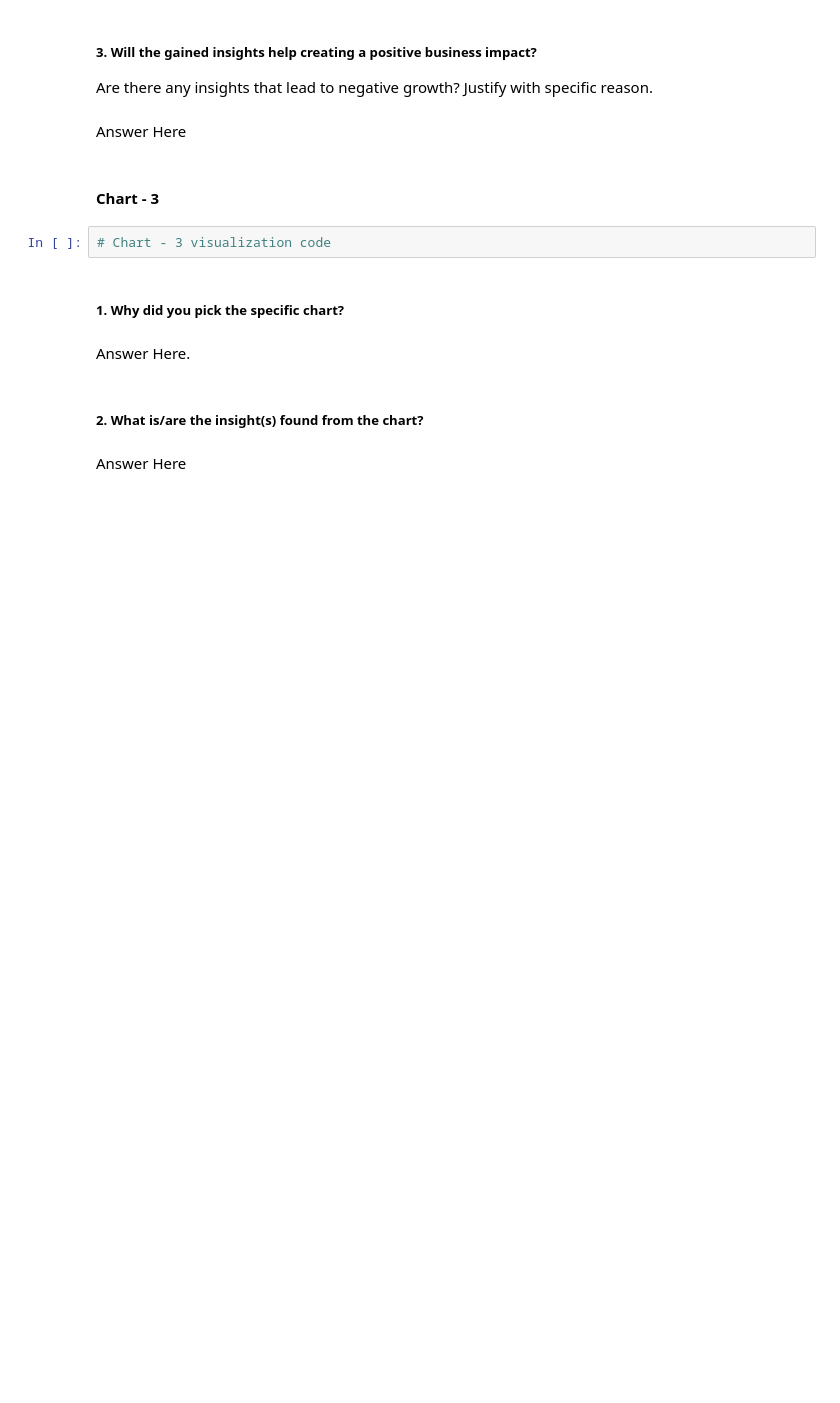
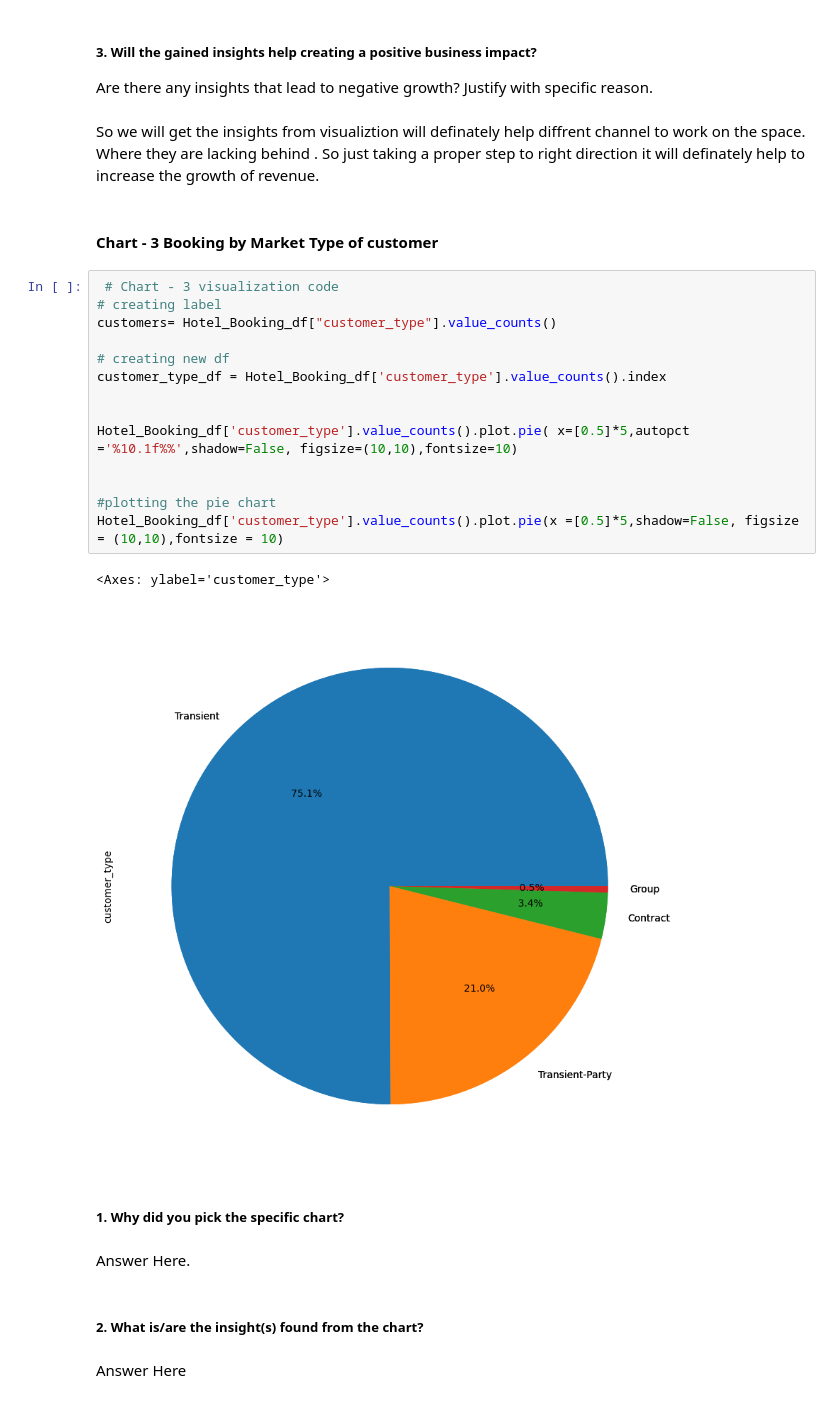
Before and after one commit to swapnalishamrao/EDA-Hotel_booking_Analysis, a Jupyter notebook: EDA_capstone_project.ipynb, the cells around one changed output. Drawn from its saved outputs; the diff is of its cells as text; blank space fills up the shorter version.

```diff
--- a/EDA_capstone_project.ipynb
+++ b/EDA_capstone_project.ipynb
@@ -278,12 +567,27 @@ Answer Here
 # %% [markdown]
 ##### 3. Will the gained insights help creating a positive business impact?
 Are there any insights that lead to negative growth? Justify with specific reason.
-# %% [markdown]
-Answer Here
+# %% [markdown]
+So we will get the insights from visualiztion will definately help diffrent channel to work on the space. Where they are lacking behind . So just taking a proper step to right direction it will definately help to increase the growth of revenue.
 # %% [markdown]
-#### Chart - 3
+#### Chart - 3 Booking by Market Type of customer
-# %%
-# Chart - 3 visualization code
+# %%
+ # Chart - 3 visualization code
+# creating label
+customers= Hotel_Booking_df["customer_type"].value_counts()
+
+# creating new df
+customer_type_df = Hotel_Booking_df['customer_type'].value_counts().index
+
+
+Hotel_Booking_df['customer_type'].value_counts().plot.pie( x=[0.5]*5,autopct ='%10.1f%%',shadow=False, figsize=(10,10),fontsize=10)
+
+
+#plotting the pie chart
+Hotel_Booking_df['customer_type'].value_counts().plot.pie(x =[0.5]*5,shadow=False, figsize = (10,10),fontsize = 10)
+# %% [output]
+<Axes: ylabel='customer_type'>
+[figure, added]
 # %% [markdown]
 ##### 1. Why did you pick the specific chart?
 # %% [markdown]
```
Also changed, not shown: parts of 60 cells of this notebook.
